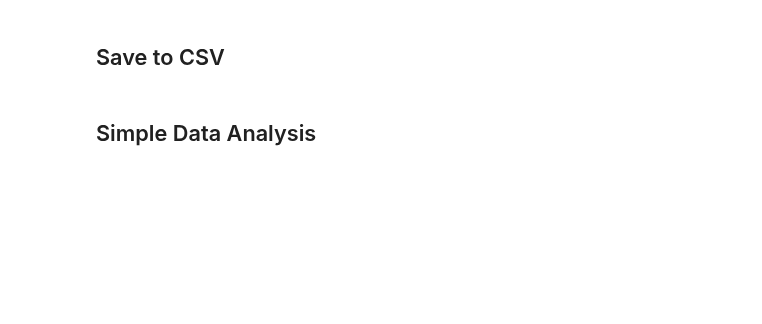
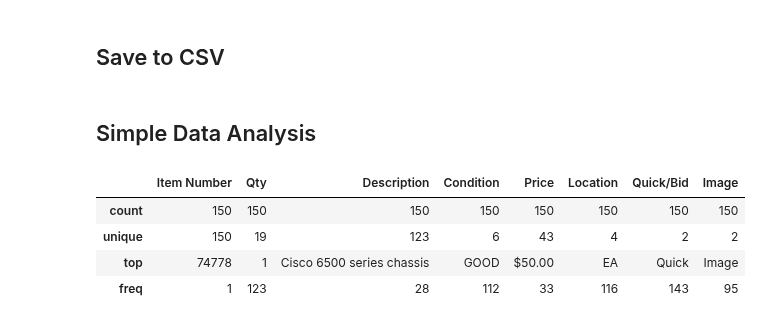
Before and after one commit to pedrosanhueza/Web-Scrape, a Jupyter notebook: Surplus Sale Items/Surplus - Code/WebScrape - SurplusSaleItems.ipynb, the cells around one changed output. Drawn from its saved outputs; the diff is of its cells as text; code cells hidden in the pictures; blank space fills up the shorter version.

```diff
--- a/Surplus Sale Items/Surplus - Code/WebScrape - SurplusSaleItems.ipynb
+++ b/Surplus Sale Items/Surplus - Code/WebScrape - SurplusSaleItems.ipynb
@@ -55,0 +58,9 @@ data.to_csv(filePath, index=False) # save to file path
+# %%
+data.drop(data.tail(1).index,inplace=True) # Drop last row (is empty)
+data.describe()
+# %% [output]
+|  | Item Number | Qty | Description | Condition | Price | Location | Quick/Bid | Image |
+| count | 150 | 150 | 150 | 150 | 150 | 150 | 150 | 150 |
+| unique | 150 | 19 | 123 | 6 | 43 | 4 | 2 | 2 |
+| top | 74778 | 1 | Cisco 6500 series chassis | GOOD | $50.00 | EA | Quick | Image |
+| freq | 1 | 123 | 28 | 112 | 33 | 116 | 143 | 95 |
```
Also changed, not shown: parts of 9 cells of this notebook, 2 other files.
